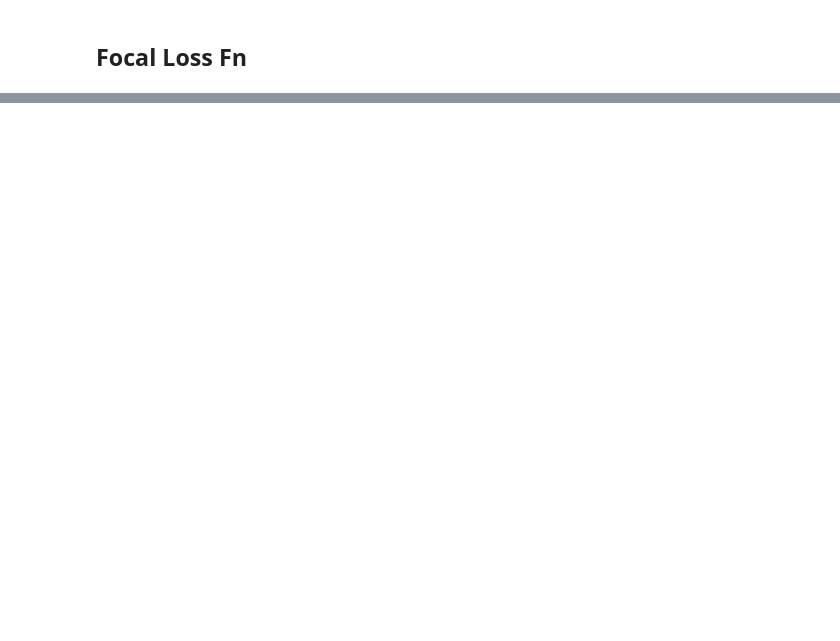
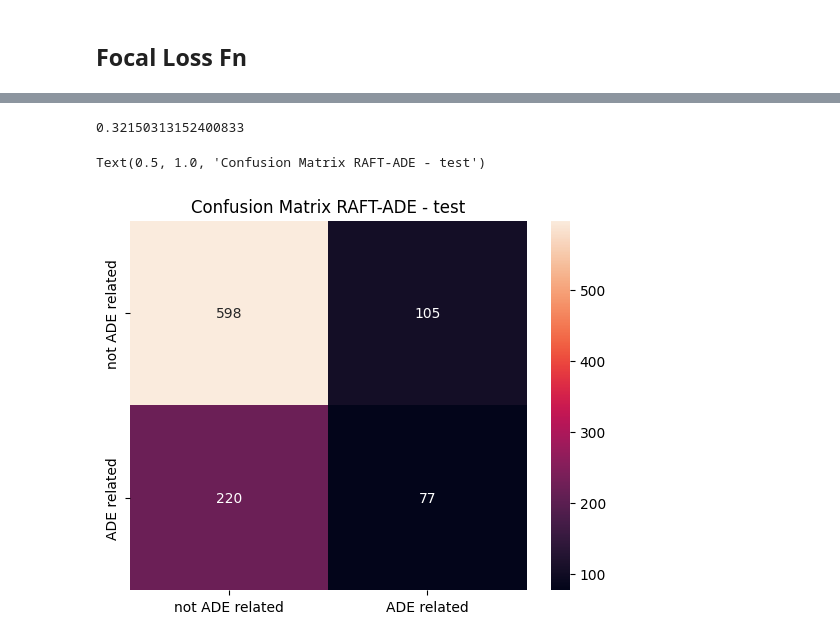
Before and after one commit to peulsilva/few-shot-learning-transformers, a Jupyter notebook: notebooks/raft/finetuning/01-ade_corpus.ipynb, the cells around one changed output, grey strips where cells are left out. Cells and saved outputs as stored; diff of their text form; code cells hidden in the pictures; blank space fills up the shorter version.

```diff
--- a/notebooks/raft/finetuning/01-ade_corpus.ipynb
+++ b/notebooks/raft/finetuning/01-ade_corpus.ipynb
@@ -73,3 +65,5 @@ num_classes = len(classes[0])
 num_classes
 # %% [output]
 2
+# %%
+df = train_dataset.to_pandas()
@@ -281,9 +313,9 @@ model = trainer.best_model
 submission = pd.DataFrame()
 
 with torch.no_grad():
-    for i in tqdm(range(len(test_dataset))):
-        text = test_dataset[i]['Sentence']
-        id = test_dataset[i]['ID']
+    for i in tqdm(range(len(test['text']))):
+        text = test['text'][i]
+        label = test['label'][i]
 
         tokens = tokenizer(
             text,
@@ -302,6 +334,6 @@ with torch.no_grad():
             .to('cpu')\
             .item()
 
-        this_row = pd.DataFrame({'ID' : id, "Label": pred}, index = [i])
+        this_row = pd.DataFrame({"predicted": pred, "label": label}, index = [i])
 
         submission = pd.concat([submission, this_row],)
@@ -319,4 +339,0 @@ submission['Label'].plot.hist()
-# %%
-submission['Label'] = submission['Label'].map(class_label_keymap)
-
-submission.to_csv("submissions/finetuning/ade_corpus/predictions.csv", index = False)
@@ -344,0 +358,27 @@ t
+# %%
+f1_score(submission['label'], submission['predicted'])
+# %% [output]
+0.32150313152400833
+# %%
+conf_matrix = confusion_matrix(
+    submission['label'],
+    submission['predicted']
+)
+
+df = pd.DataFrame(
+    conf_matrix,
+    index = classes_names,
+    columns=classes_names
+
+)
+
+sns.heatmap(
+    df,
+    annot = True,
+    fmt = '2g',
+)
+
+plt.title(f"Confusion Matrix {dataset_name} - test")
+# %% [output]
+Text(0.5, 1.0, 'Confusion Matrix RAFT-ADE - test')
+[figure, added]
```
Also changed, not shown: parts of 35 cells of this notebook.
